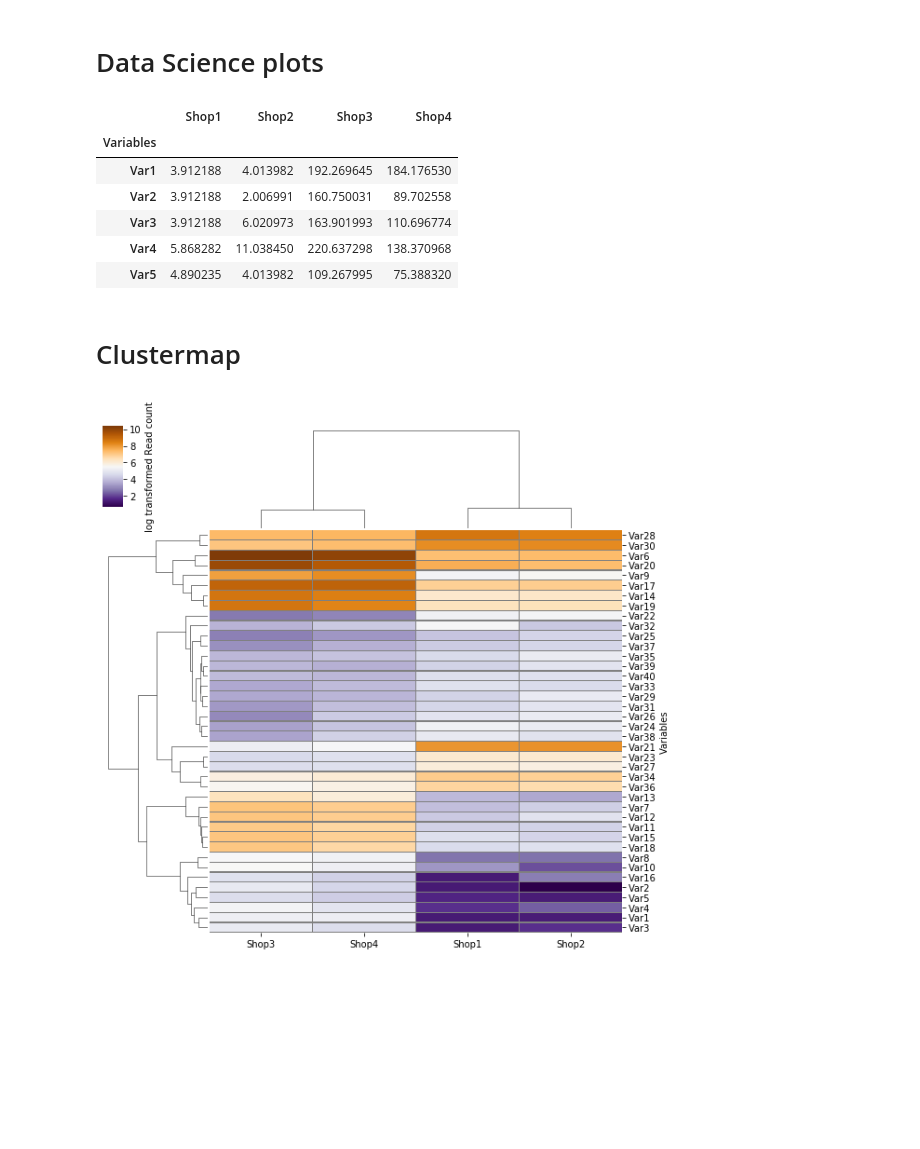
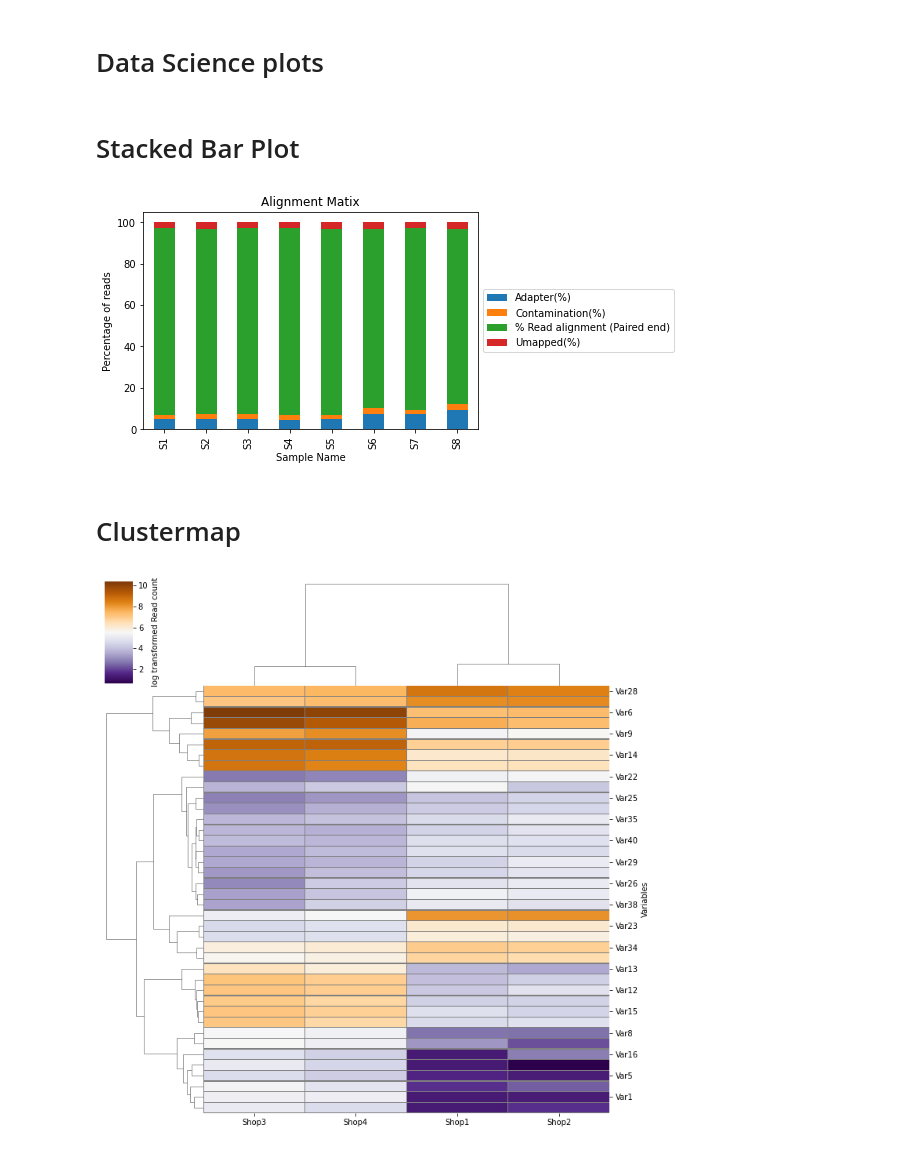
Before and after one commit to ravishankar06226/Data_Science_plots, a Jupyter notebook: Data_Science_Plots.ipynb, the cells around one changed output. Drawn from its saved outputs; the diff is of its cells as text; code cells hidden in the pictures; blank space fills up the shorter version.

Commit message:
Stacked bar plot

```diff
--- a/Data_Science_Plots.ipynb
+++ b/Data_Science_Plots.ipynb
@@ -7,21 +7,28 @@ import numpy as np
 import seaborn as sns
 import matplotlib.pyplot as plt
 %matplotlib inline
-# %%
-# read data into table
-df=pd.read_excel('sample_data_for_clustermap.xls',index_col='Variables')
-df.head()
-# %% [output]
-|  | Shop1 | Shop2 | Shop3 | Shop4 |
-| Variables |  |  |  |  |
-| Var1 | 3.912188 | 4.013982 | 192.269645 | 184.176530 |
-| Var2 | 3.912188 | 2.006991 | 160.750031 | 89.702558 |
-| Var3 | 3.912188 | 6.020973 | 163.901993 | 110.696774 |
-| Var4 | 5.868282 | 11.038450 | 220.637298 | 138.370968 |
-| Var5 | 4.890235 | 4.013982 | 109.267995 | 75.388320 |
+# %% [markdown]
+# Stacked Bar Plot
+# %%
+df1= pd.read_excel("stack_bar_plot.xlsx",sep='\t',index_col='Sample Name')
+df1['Adapter(%)']= (df1['Total Read (Paired end)']-df1['Adapter removal (Paired End)'])*100/df1['Total Read (Paired end)']
+df1['Contamination(%)']=(df1['Adapter removal (Paired End)']-df1['Contamination removal (Paired end)'])*100/df1['Total Read (Paired end)']
+df1['% Read alignment (Paired end)'] =df1['Read alignment (Paired end)']*100/df1['Total Read (Paired end)']
+df1['Umapped(%)']= 100 - (df1['Adapter(%)']+df1['Contamination(%)']+df1['% Read alignment (Paired end)'])
+df1=df1[['Adapter(%)','Contamination(%)','% Read alignment (Paired end)','Umapped(%)']]
+ax=df1.plot(kind='bar', stacked=True)
+plt.ylabel('Percentage of reads')
+plt.title('Alignment Matix')
+ax.legend(loc='center left', bbox_to_anchor=(1, 0.5))
+plt.savefig("alignment_summary_stacked_bar.png", dpi=300, bbox_inches='tight')
+# %% [output]
+[figure, added]
 # %% [markdown]
 # Clustermap
 # %%
+# read data into table
+df=pd.read_excel('sample_data_for_clustermap.xls',index_col='Variables')
+df.head()
 # log transformation of the dataframe
 all_log = np.log(df)
 # replacing -infinity and +infinity with NaN, then drop all those rows whose every entries are NaN
@@ -35,4 +42,4 @@ sns.clustermap(all_h, method="average",cmap="PuOr_r",cbar_kws={'label': 'log tra
 # to save the plot
 plt.savefig('clustermap.png', dpi=150, bbox_inches='tight')
 # %% [output]
-[figure, old version]
+[figure, new version]
```
Also changed, not shown: 3 other files.
